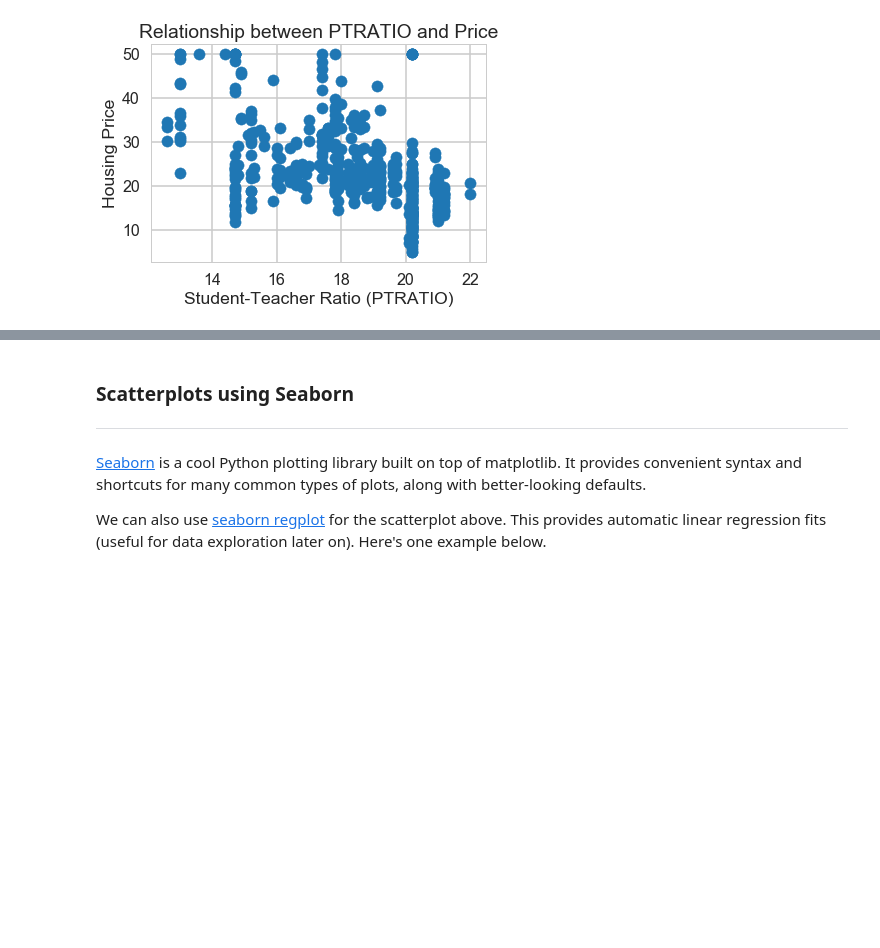
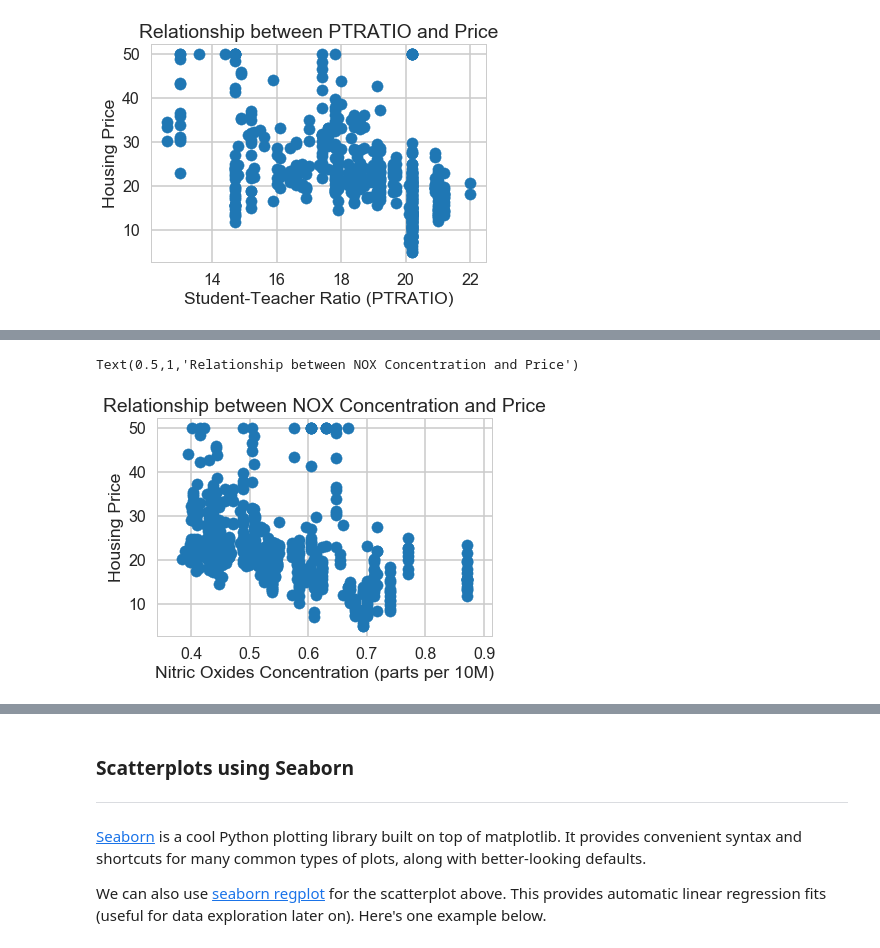
Before and after one commit to GlassesByDay/springboard, a Jupyter notebook: linear_regression/Mini_Project_Linear_Regression.ipynb, the cells around one changed output, grey strips where cells are left out. Saved outputs shown, nothing was run; the diff lists cells and outputs as text; code cells hidden in the pictures; blank space fills up the shorter version.

```diff
--- a/linear_regression/Mini_Project_Linear_Regression.ipynb
+++ b/linear_regression/Mini_Project_Linear_Regression.ipynb
@@ -308,0 +330,8 @@ Text(0.5,1,'Relationship between PTRATIO and Price')
+# %%
+plt.scatter(bos.NOX, bos.PRICE)
+plt.xlabel("Nitric Oxides Concentration (parts per 10M)")
+plt.ylabel("Housing Price")
+plt.title("Relationship between NOX Concentration and Price")
+# %% [output]
+Text(0.5,1,'Relationship between NOX Concentration and Price')
+[figure, added]
```
Also changed, not shown: parts of 58 cells of this notebook.
